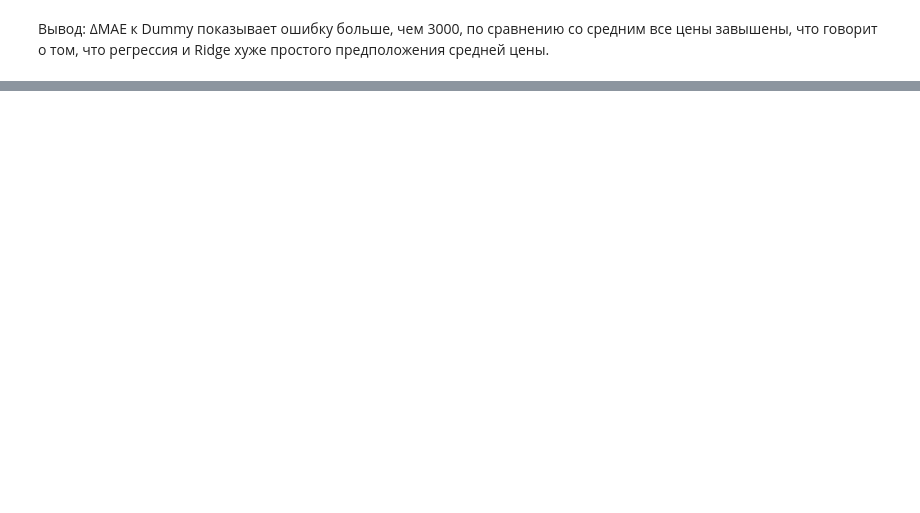
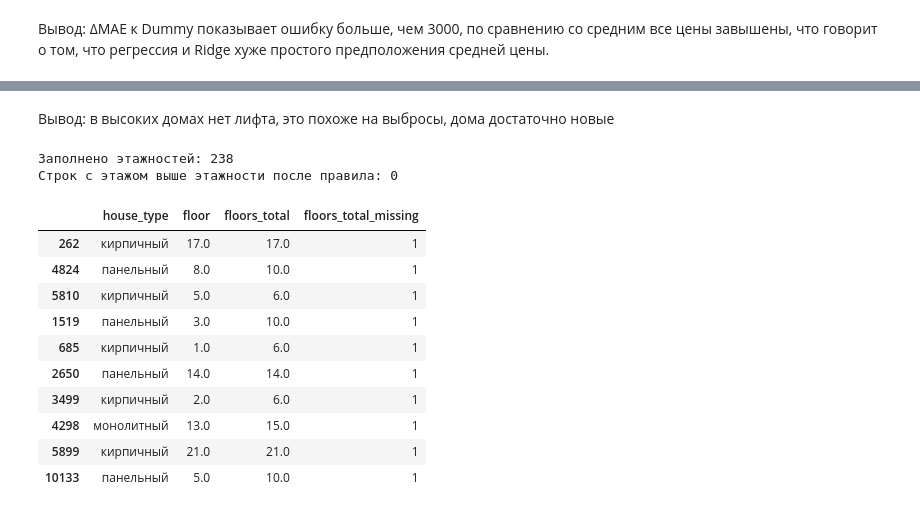
Before and after one commit to 6VolGirl/6VolGirl-Suhodolova_Anna_Lab2, a Jupyter notebook: notebooks/01_preparation.ipynb, the cells around one changed output, grey strips where cells are left out. Saved outputs shown, nothing was run; the diff lists cells and outputs as text; code cells hidden in the pictures; blank space fills up the shorter version.

```diff
--- a/notebooks/01_preparation.ipynb
+++ b/notebooks/01_preparation.ipynb
@@ -1619,0 +1448,25 @@ display(results.loc[best].sort_values("MAE").round(2))
+# %% [markdown]
+Вывод: в высоких домах нет лифта, это похоже на выбросы, дома достаточно новые
+# %%
+from modules.preprocessing import FloorsFiller
+
+# Проверяем правило на train: этаж не выше этажности
+floors_demo = FloorsFiller().fit(X_clean).transform(X_clean)
+filled_rows = X_clean["floors_total"].isna()
+print("Заполнено этажностей:", filled_rows.sum())
+print("Строк с этажом выше этажности после правила:", (floors_demo["floor"] > floors_demo["floors_total"]).sum())
+display(floors_demo.loc[filled_rows, ["house_type", "floor", "floors_total", "floors_total_missing"]].head(10))
+# %% [output]
+Заполнено этажностей: 238
+Строк с этажом выше этажности после правила: 0
+|  | house_type | floor | floors_total | floors_total_missing |
+| 262 | кирпичный | 17.0 | 17.0 | 1 |
+| 4824 | панельный | 8.0 | 10.0 | 1 |
+| 5810 | кирпичный | 5.0 | 6.0 | 1 |
+| 1519 | панельный | 3.0 | 10.0 | 1 |
+| 685 | кирпичный | 1.0 | 6.0 | 1 |
+| 2650 | панельный | 14.0 | 14.0 | 1 |
+| 3499 | кирпичный | 2.0 | 6.0 | 1 |
+| 4298 | монолитный | 13.0 | 15.0 | 1 |
+| 5899 | кирпичный | 21.0 | 21.0 | 1 |
+| 10133 | панельный | 5.0 | 10.0 | 1 |
```
Also changed, not shown: parts of 33 cells of this notebook, 1 other file.
